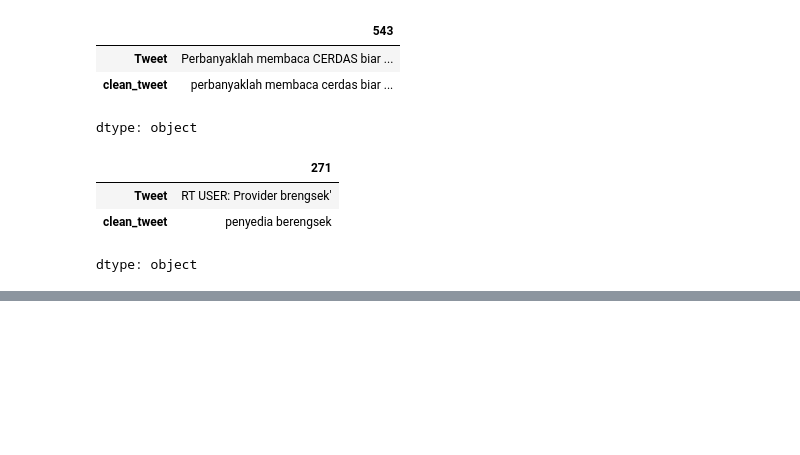
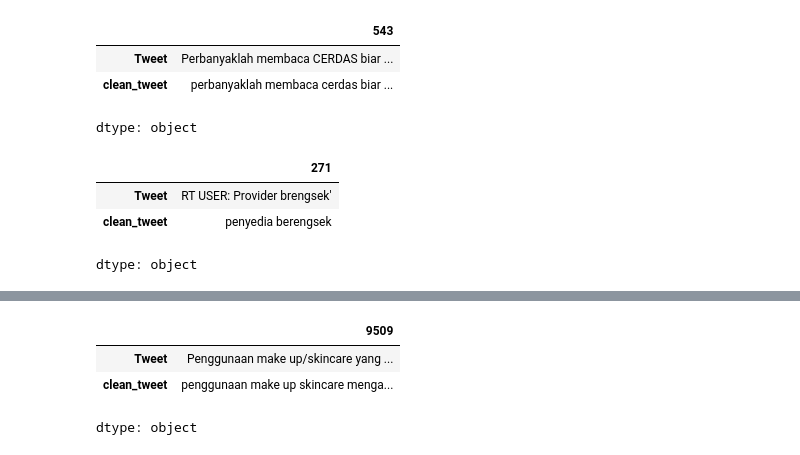
Before and after one commit to TugasAkhir-HateSpeechDetection/HateSpeechDetection-ML, a Jupyter notebook: HateSpeech_Preprocessing.ipynb, the cells around one changed output, grey strips where cells are left out. Drawn from its saved outputs; the diff is of its cells as text; code cells hidden in the pictures; blank space fills up the shorter version.

```diff
--- a/HateSpeech_Preprocessing.ipynb
+++ b/HateSpeech_Preprocessing.ipynb
@@ -173,3 +204,11 @@ dtype: object
+# %%
+# contoh yang mengandung encoding whitespace /r
+data.loc[9509, ['Tweet', 'clean_tweet']]
+# %% [output]
+|  | 9509 |
+| Tweet | Penggunaan make up/skincare yang ... |
+| clean_tweet | penggunaan make up skincare menga... |
+dtype: object
 # %%
 preprocessed_data = data.copy()
 preprocessed_data.drop(columns=['Tweet'], inplace=True)
```
Also changed, not shown: parts of 7 cells of this notebook.
